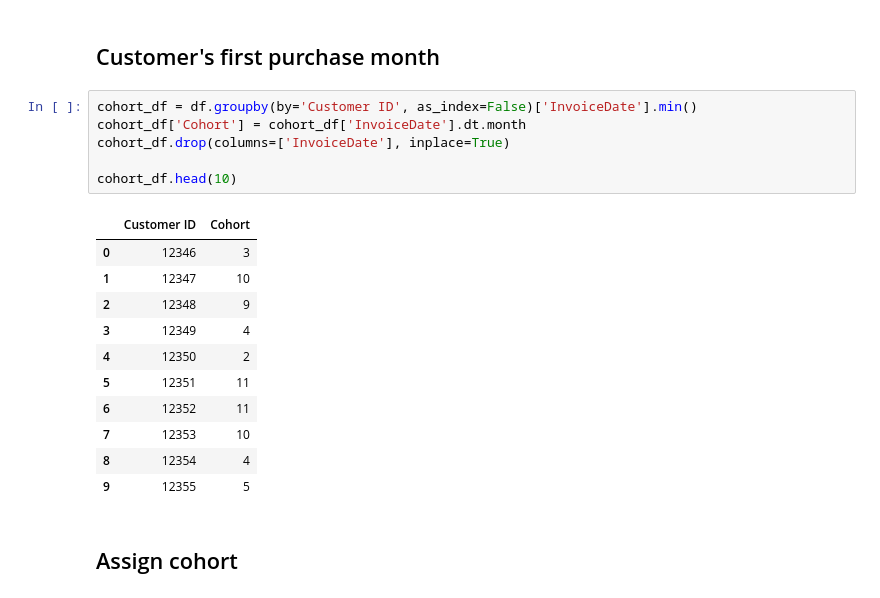
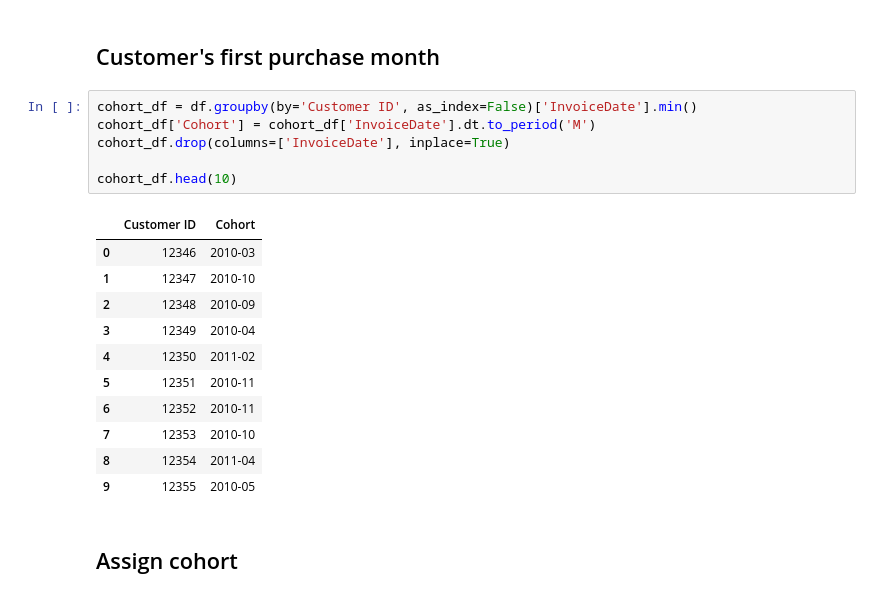
Before and after one commit to tjturner9/retail-analysis, a Jupyter notebook: notebooks/cohort retention analysis.ipynb, the cells around one changed output. Cells and saved outputs as stored; diff of their text form.

```diff
--- a/notebooks/cohort retention analysis.ipynb
+++ b/notebooks/cohort retention analysis.ipynb
@@ -31,22 +31,22 @@ Outlier rows flagged: 7
 ## Customer's first purchase month
 # %%
 cohort_df = df.groupby(by='Customer ID', as_index=False)['InvoiceDate'].min()
-cohort_df['Cohort'] = cohort_df['InvoiceDate'].dt.month
+cohort_df['Cohort'] = cohort_df['InvoiceDate'].dt.to_period('M')
 cohort_df.drop(columns=['InvoiceDate'], inplace=True)
 
 cohort_df.head(10)
 # %% [output]
 |  | Customer ID | Cohort |
-| 0 | 12346 | 3 |
-| 1 | 12347 | 10 |
-| 2 | 12348 | 9 |
-| 3 | 12349 | 4 |
-| 4 | 12350 | 2 |
-| 5 | 12351 | 11 |
-| 6 | 12352 | 11 |
-| 7 | 12353 | 10 |
-| 8 | 12354 | 4 |
-| 9 | 12355 | 5 |
+| 0 | 12346 | 2010-03 |
+| 1 | 12347 | 2010-10 |
+| 2 | 12348 | 2010-09 |
+| 3 | 12349 | 2010-04 |
+| 4 | 12350 | 2011-02 |
+| 5 | 12351 | 2010-11 |
+| 6 | 12352 | 2010-11 |
+| 7 | 12353 | 2010-10 |
+| 8 | 12354 | 2011-04 |
+| 9 | 12355 | 2010-05 |
 # %% [markdown]
 ## Assign cohort
 # %%
```
Also changed, not shown: parts of 8 cells of this notebook, 4 other files.
